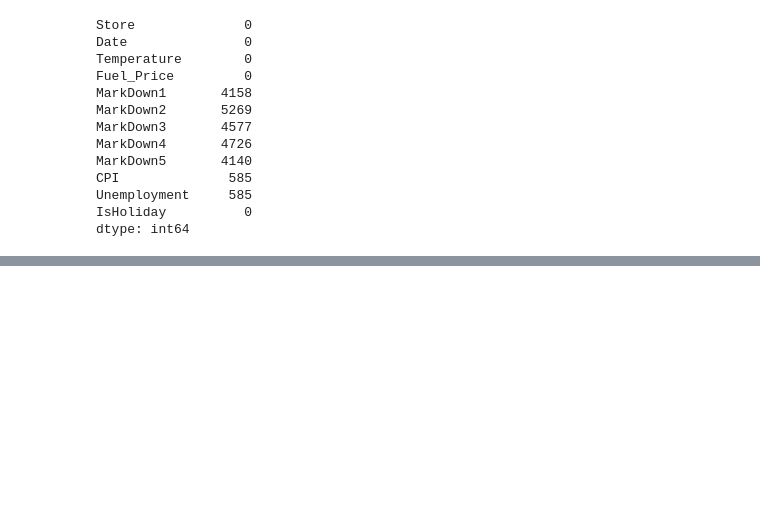
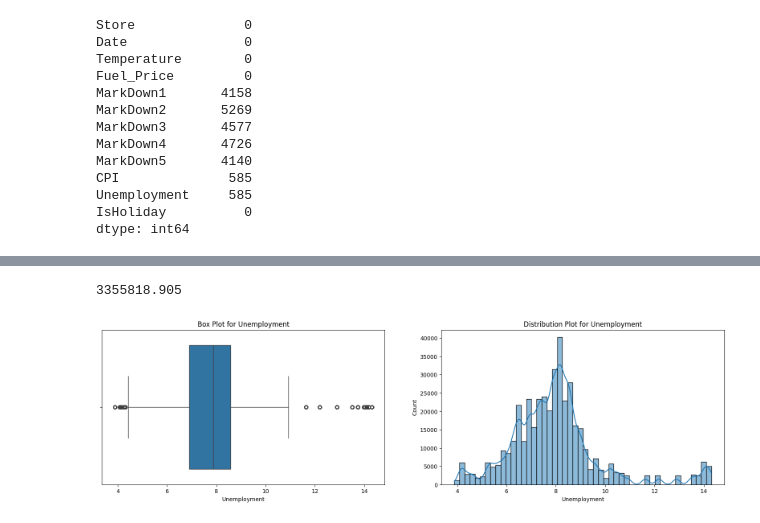
Before and after one commit to SriRamK345/Retail_Sales_Forecast, a Jupyter notebook: Samp1.ipynb, the cells around one changed output, grey strips where cells are left out. Cells and saved outputs as stored; diff of their text form; code cells hidden in the pictures; blank space fills up the shorter version.

```diff
--- a/Samp1.ipynb
+++ b/Samp1.ipynb
@@ -111,0 +468,6 @@ dtype: int64
+# %%
+df.MarkDown1.fillna(0, inplace = True)
+df.MarkDown2.fillna(0, inplace = True)
+df.MarkDown3.fillna(0, inplace = True)
+df.MarkDown4.fillna(0, inplace = True)
+df.MarkDown5.fillna(0, inplace = True)
@@ -111,0 +532,9 @@ dtype: int64
+# %%
+df.Date=pd.to_datetime(df.Date, format="%d/%m/%Y")
+# %%
+df['month'] = df['Date'].dt.month
+df['year'] = df['Date'].dt.year
+df['dayOfWeek'] = df['Date'].dt.day
+# %%
+
+df = df.drop(columns=['Date'])
@@ -111,0 +568,8 @@ dtype: int64
+# %%
+df["Unemployment"].sum()
+# %% [output]
+3355818.905
+# %%
+plot(df,'Unemployment')
+# %% [output]
+[figure, added]
```
Also changed, not shown: parts of 51 cells of this notebook.
